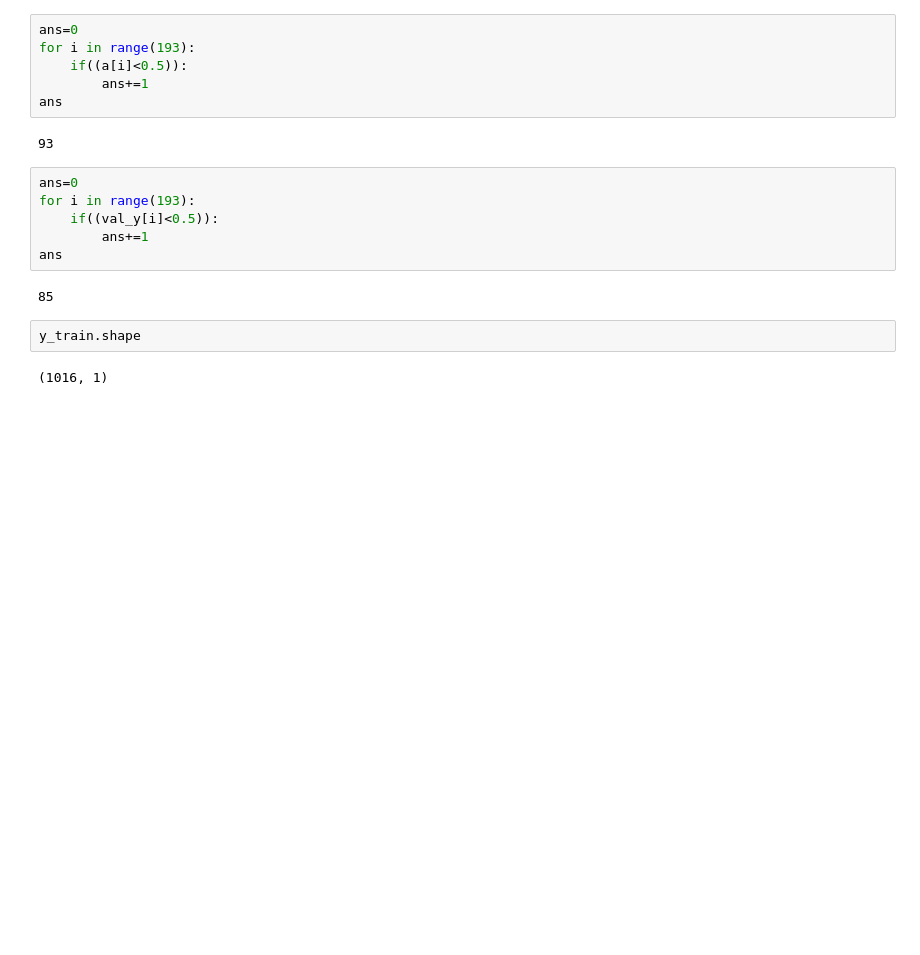
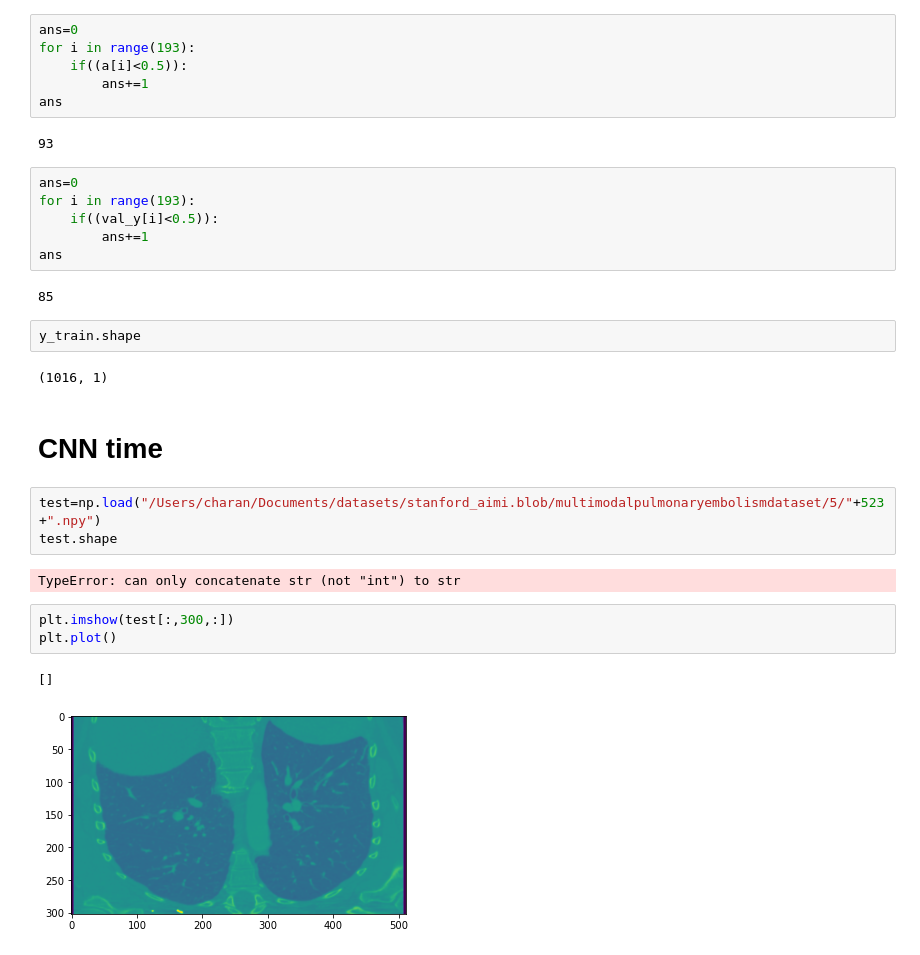
Before and after one commit to charansr/2023_Synopsys_PE, a Jupyter notebook: PEmodeling.ipynb, the cells around one changed output. Cells and saved outputs as stored; diff of their text form; blank space fills up the shorter version.

```diff
--- a/PEmodeling.ipynb
+++ b/PEmodeling.ipynb
@@ -686,3 +748,16 @@ ans
 y_train.shape
 # %% [output]
 (1016, 1)
+# %% [markdown]
+# CNN time
+# %%
+test=np.load("/Users/charan/Documents/datasets/stanford_aimi.blob/multimodalpulmonaryembolismdataset/5/"+523+".npy")
+test.shape
+# %% [output]
+TypeError: can only concatenate str (not "int") to str
+# %%
+plt.imshow(test[:,300,:])
+plt.plot()
+# %% [output]
+[]
+[figure, added]
```
Also changed, not shown: parts of 22 cells of this notebook.
